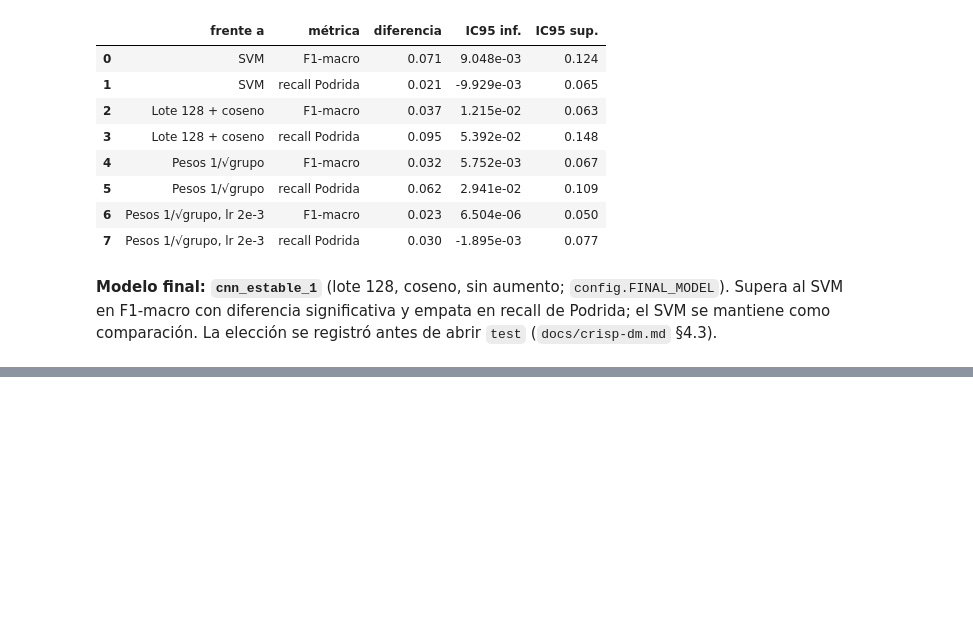
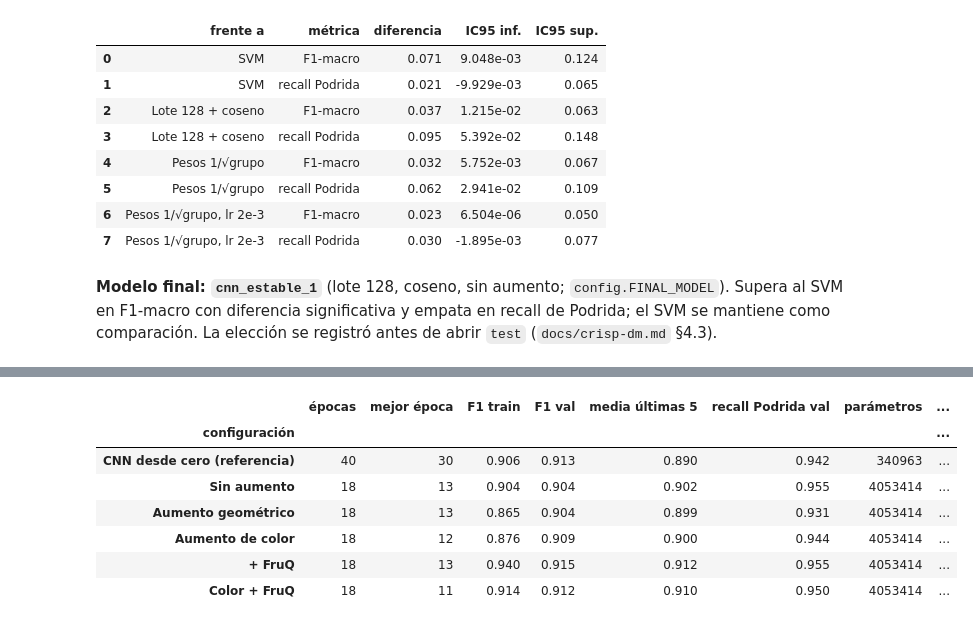
Before and after one commit to sjrengifo/fruit-quality-classification, a Jupyter notebook: notebooks/04_modeling_cnn.ipynb, the cells around one changed output, grey strips where cells are left out. Saved outputs shown, nothing was run; the diff lists cells and outputs as text; code cells hidden in the pictures; blank space fills up the shorter version.

```diff
--- a/notebooks/04_modeling_cnn.ipynb
+++ b/notebooks/04_modeling_cnn.ipynb
@@ -274,0 +290,30 @@ comparación. La elección se registró antes de abrir `test` (`docs/crisp-dm.md
+# %%
+from src.models import transfer  # noqa: E402
+
+TL_NAMES = ["Sin aumento", "Aumento geométrico", "Aumento de color", "+ FruQ", "Color + FruQ"]
+
+
+def load_run(name: str) -> dict:
+    return json.load(open(config.RESULTS_DIR / f"{name}.json", encoding="utf-8"))
+
+
+def run_row(name: str, label: str) -> dict:
+    r = load_run(name)
+    return {"configuración": label, "épocas": r["epocas"], "mejor época": r["mejor_epoca"],
+            "F1 train": r["train"]["f1_macro"], "F1 val": r["val"]["f1_macro"],
+            "media últimas 5": r["f1_val_ultimas_5_media"], "recall Podrida val": r["val"]["por_clase"]["Podrida"]["recall"],
+            "parámetros": r["parametros"], "minutos": r["minutos"]}
+
+
+tl = pd.DataFrame([run_row("cnn_estable_1", "CNN desde cero (referencia)")] +
+                  [run_row(f"tl_busqueda_{i}", n) for i, n in enumerate(TL_NAMES)]).set_index("configuración")
+tl
+# %% [output]
+|  | épocas | mejor época | F1 train | F1 val | media últimas 5 | recall Podrida val | parámetros | ... |
+| configuración |  |  |  |  |  |  |  | ... |
+| CNN desde cero (referencia) | 40 | 30 | 0.906 | 0.913 | 0.890 | 0.942 | 340963 | ... |
+| Sin aumento | 18 | 13 | 0.904 | 0.904 | 0.902 | 0.955 | 4053414 | ... |
+| Aumento geométrico | 18 | 13 | 0.865 | 0.904 | 0.899 | 0.931 | 4053414 | ... |
+| Aumento de color | 18 | 12 | 0.876 | 0.909 | 0.900 | 0.944 | 4053414 | ... |
+| + FruQ | 18 | 13 | 0.940 | 0.915 | 0.912 | 0.955 | 4053414 | ... |
+| Color + FruQ | 18 | 11 | 0.914 | 0.912 | 0.910 | 0.950 | 4053414 | ... |
```
Also changed, not shown: parts of 15 cells of this notebook, 18 other files.
